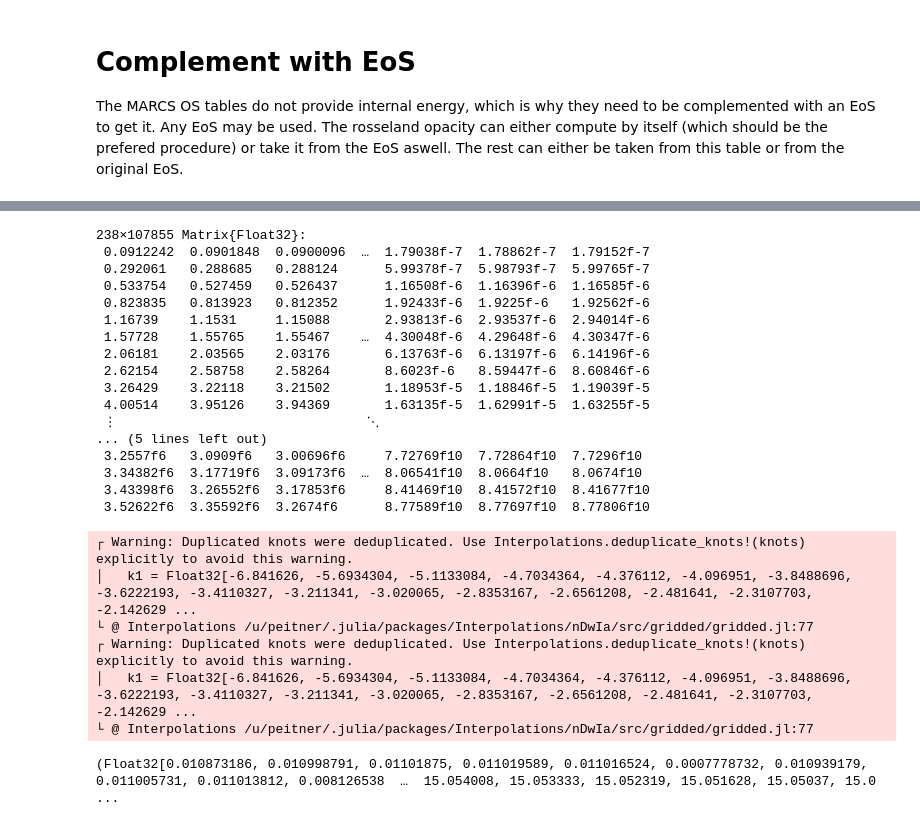
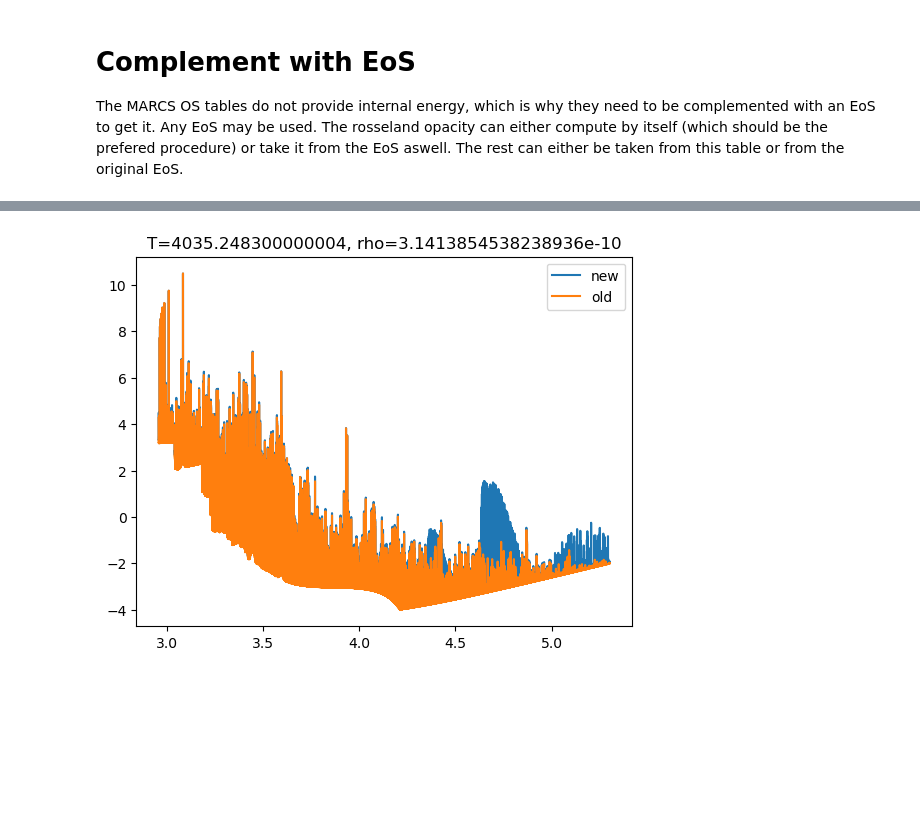
Before and after one commit to pe1995/TSO.jl, a Jupyter notebook: examples/converting_tables/marcs.ipynb, the cells around one changed output, grey strips where cells are left out. Saved outputs shown, nothing was run; the diff lists cells and outputs as text; code cells hidden in the pictures; blank space fills up the shorter version.

```diff
--- a/examples/converting_tables/marcs.ipynb
+++ b/examples/converting_tables/marcs.ipynb
@@ -51,2 +69,5 @@ opaMARCS_c = TSO.reload(TSO.SqOpacity, "TSO_MARCS_v1.2/combined_opacities.hdf5",
+# %%
+eos_old = reload(SqEoS, "TSO_MARCS_v0.5/combined_eos.hdf5");
+opa_old = reload(SqOpacity, "TSO_MARCS_v0.5/combined_opacities.hdf5", mmap=true);
 # %%
 tt, rr = TSO.meshgrid(eosMARCS_c.lnT, eosMARCS_c.lnRho);
@@ -73,2 +89,2 @@ save(eosMARCS_c, "TSO_MARCS_v1.2/combined_ross_eos.hdf5")
 # %%
-model = Average3D(eosMARCS_c, "/u/peitner/Turbospectrum/opacity_tables/tests/stagger_av.dat");
+solar_model = Average3D(eosMARCS_c, "/u/peitner/Turbospectrum/opacity_tables/tests/stagger_av.dat");
@@ -162,30 +91,16 @@ gcf()
-# %%
-τ_λ
-# %% [output]
-238×107855 Matrix{Float32}:
- 0.0912242  0.0901848  0.0900096  …  1.79038f-7  1.78862f-7  1.79152f-7
- 0.292061   0.288685   0.288124      5.99378f-7  5.98793f-7  5.99765f-7
- 0.533754   0.527459   0.526437      1.16508f-6  1.16396f-6  1.16585f-6
- 0.823835   0.813923   0.812352      1.92433f-6  1.9225f-6   1.92562f-6
- 1.16739    1.1531     1.15088       2.93813f-6  2.93537f-6  2.94014f-6
- 1.57728    1.55765    1.55467    …  4.30048f-6  4.29648f-6  4.30347f-6
- 2.06181    2.03565    2.03176       6.13763f-6  6.13197f-6  6.14196f-6
- 2.62154    2.58758    2.58264       8.6023f-6   8.59447f-6  8.60846f-6
- 3.26429    3.22118    3.21502       1.18953f-5  1.18846f-5  1.19039f-5
- 4.00514    3.95126    3.94369       1.63135f-5  1.62991f-5  1.63255f-5
- ⋮                                ⋱
-... (5 lines left out)
- 3.2557f6   3.0909f6   3.00696f6     7.72769f10  7.72864f10  7.7296f10
- 3.34382f6  3.17719f6  3.09173f6  …  8.06541f10  8.0664f10   8.0674f10
- 3.43398f6  3.26552f6  3.17853f6     8.41469f10  8.41572f10  8.41677f10
- 3.52622f6  3.35592f6  3.2674f6      8.77589f10  8.77697f10  8.77806f10
-# %%
-d_ross, d_κ = formation_height(model, aos, opaMARCS_c, τ_ross, τ_λ)
-# %% [output]
-┌ Warning: Duplicated knots were deduplicated. Use Interpolations.deduplicate_knots!(knots) explicitly to avoid this warning.
-│   k1 = Float32[-6.841626, -5.6934304, -5.1133084, -4.7034364, -4.376112, -4.096951, -3.8488696, -3.6222193, -3.4110327, -3.211341, -3.020065, -2.8353167, -2.6561208, -2.481641, -2.3107703, -2.142629 ...
-└ @ Interpolations /u/peitner/.julia/packages/Interpolations/nDwIa/src/gridded/gridded.jl:77
-┌ Warning: Duplicated knots were deduplicated. Use Interpolations.deduplicate_knots!(knots) explicitly to avoid this warning.
-│   k1 = Float32[-6.841626, -5.6934304, -5.1133084, -4.7034364, -4.376112, -4.096951, -3.8488696, -3.6222193, -3.4110327, -3.211341, -3.020065, -2.8353167, -2.6561208, -2.481641, -2.3107703, -2.142629 ...
-└ @ Interpolations /u/peitner/.julia/packages/Interpolations/nDwIa/src/gridded/gridded.jl:77
-(Float32[0.010873186, 0.010998791, 0.01101875, 0.011019589, 0.011016524, 0.0007778732, 0.010939179, 0.011005731, 0.011013812, 0.008126538  …  15.054008, 15.053333, 15.052319, 15.051628, 15.05037, 15.0 ...
+# %%
+κ     = lookup(eosMARCS_c, opaMARCS_c, :κ, solar_model.lnρ, solar_model.lnT);
+κ_old = lookup(eos_old, opa_old,       :κ, solar_model.lnρ, solar_model.lnT);
+# %%
+close()
+
+plt.title("T=$(exp(solar_model.lnT[10])), rho=$(exp(solar_model.lnρ[10]))")
+
+
+plt.plot(log10.(opaMARCS_c.λ), log10.(κ[10, :]), label="new")
+plt.plot(log10.(opa_old.λ), log10.(κ_old[10, :]), label="old")
+
+plt.legend()
+gcf()
+# %% [output]
+[figure, added]
```
Also changed, not shown: parts of 20 cells of this notebook, 7 other files.
